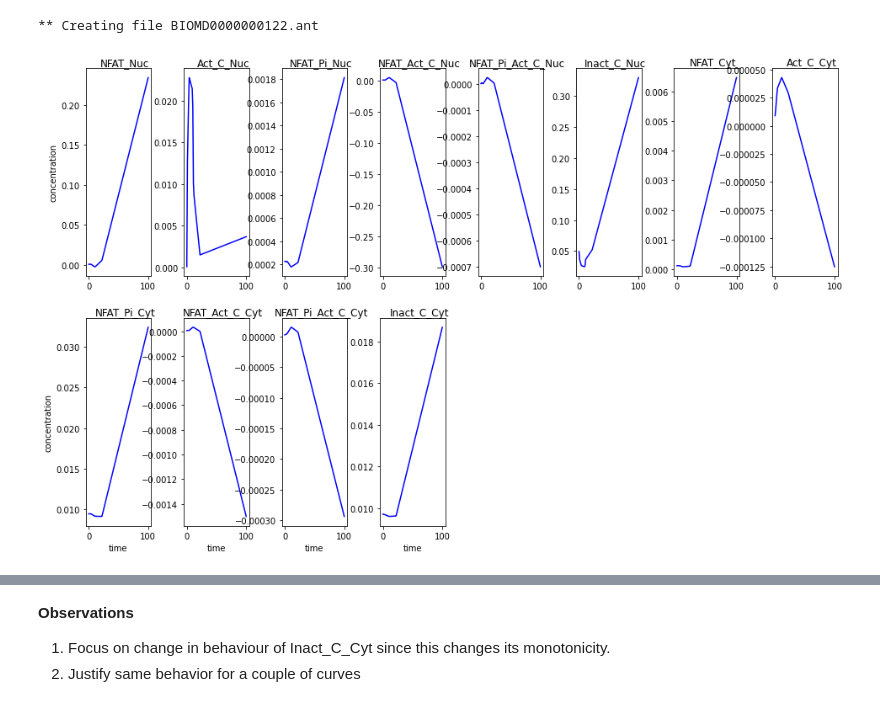
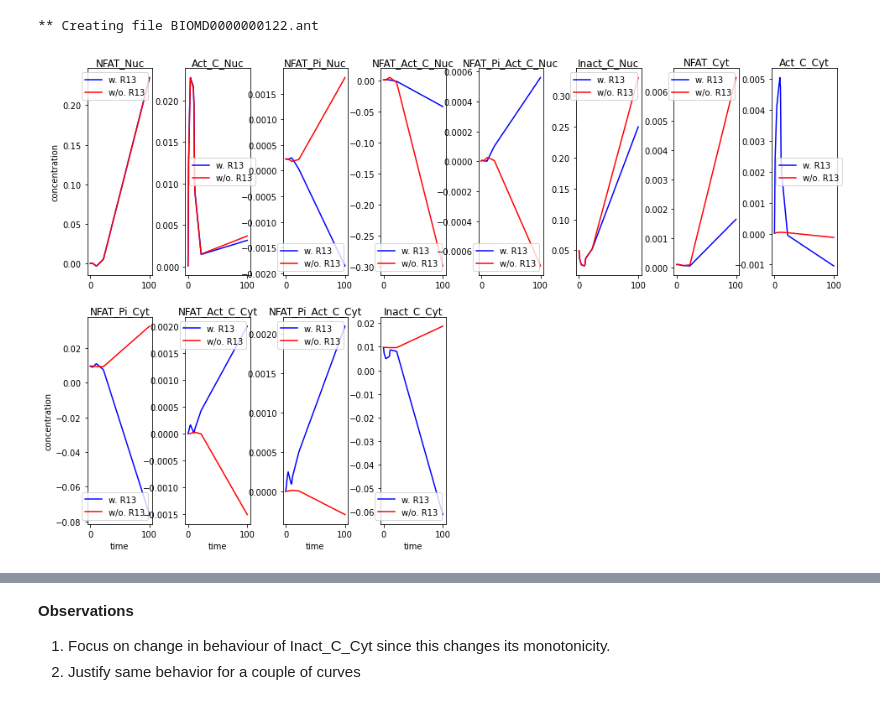
Before and after one commit to sys-bio/SBviper, a Jupyter notebook: notebooks/GlycolysisAndPPP.ipynb, the cells around one changed output, grey strips where cells are left out. Saved outputs shown, nothing was run; the diff lists cells and outputs as text; code cells hidden in the pictures.

```diff
--- a/notebooks/GlycolysisAndPPP.ipynb
+++ b/notebooks/GlycolysisAndPPP.ipynb
@@ -23,7 +13,10 @@ from pySBFitter.timeseriesPlotter import TimeseriesPlotter
 # %% [markdown]
 ## Functions
 # %%
-def mk_local_path(model_num, is_xml=True, version=None):
+def mk_local_path(model_num, is_xml=True, version:str=None):
+    """
+    A version is defined by the absense of a named reaction
+    """
     num_str = "%03d" % model_num
     if version is not None:
         is_xml = False
@@ -51,7 +44,7 @@ def mk_antimony_file(model_num):
     with open(local_path, "w") as fd:
         fd.writelines(model)
 # %%
-def simulate(model_num, version=None, sim_time=100, is_xml=True):
+def simulate(model_num, version=None, sim_time=100, is_xml=True, is_plot=True):
     if version is not None:
         is_xml = False
     if is_xml:
@@ -62,8 +55,9 @@ def simulate(model_num, version=None, sim_time=100, is_xml=True):
         with open(path, "r") as fd:
             model_str = fd.read()
         rr = te.loada(model_str)
-    data = rr.simulate(0, sim_time, sim_time)
+    data = rr.simulate(start=0, end=sim_time, points=sim_time)
     data_ts = NamedTimeseries(namedArray=data)
-    plotter = TimeseriesPlotter()
-    plotter.plotTimeSingle(data_ts, numCol=8, figsize=(16, 10), titlePosition=(0.6, 1), title="")
+    if is_plot:
+        plotter = TimeseriesPlotter()
+        plotter.plotTimeSingle(data_ts, numCol=8, figsize=(16, 10), titlePosition=(0.6, 1), title="")
     return data_ts
@@ -79,0 +64,8 @@ RuntimeError: std::exception
+# %%
+def evalVersion(model_num, version, legend=None, **kwargs):
+    kwargs['is_plot'] = False
+    data_ts = simulate(model_num, version=None, **kwargs)
+    data_p_ts = simulate(model_num, version=version, **kwargs)
+    plotter = TimeseriesPlotter()
+    plotter.plotTimeSingle(data_ts, timeseries2=data_p_ts, numCol=8, color=["b", "r"], figsize=(16, 10),
+                          legend=legend)
@@ -122,9 +112,8 @@ mk_antimony_file(model_num)
 # %%
 # This version of the model excludes the following reaction:
 #  R13: 3 $Ca_Cyt + Inact_C_Cyt -> Act_C_Cyt; cytosol*(k19*Inact_C_Cyt*Ca_Cyt^3 - k20*Act_C_Cyt)
-# Without this reaction, there is creation of activated CN in the cytosol.
-# The species that should be unaffected are: Act_C_Nuc (since no transport from Cyt to Nucleus)
-model_num = 122
-datap_ts = simulate(model_num, version=1)
+# Without this reaction, there is no creation of activated CN in the cytosol.
+
+evalVersion(122, 1, legend=["w. R13", "w/o. R13"])
 # %% [output]
-[figure, old version]
+[figure, new version]
```
Also changed, not shown: parts of 12 cells of this notebook, 1 other file.
